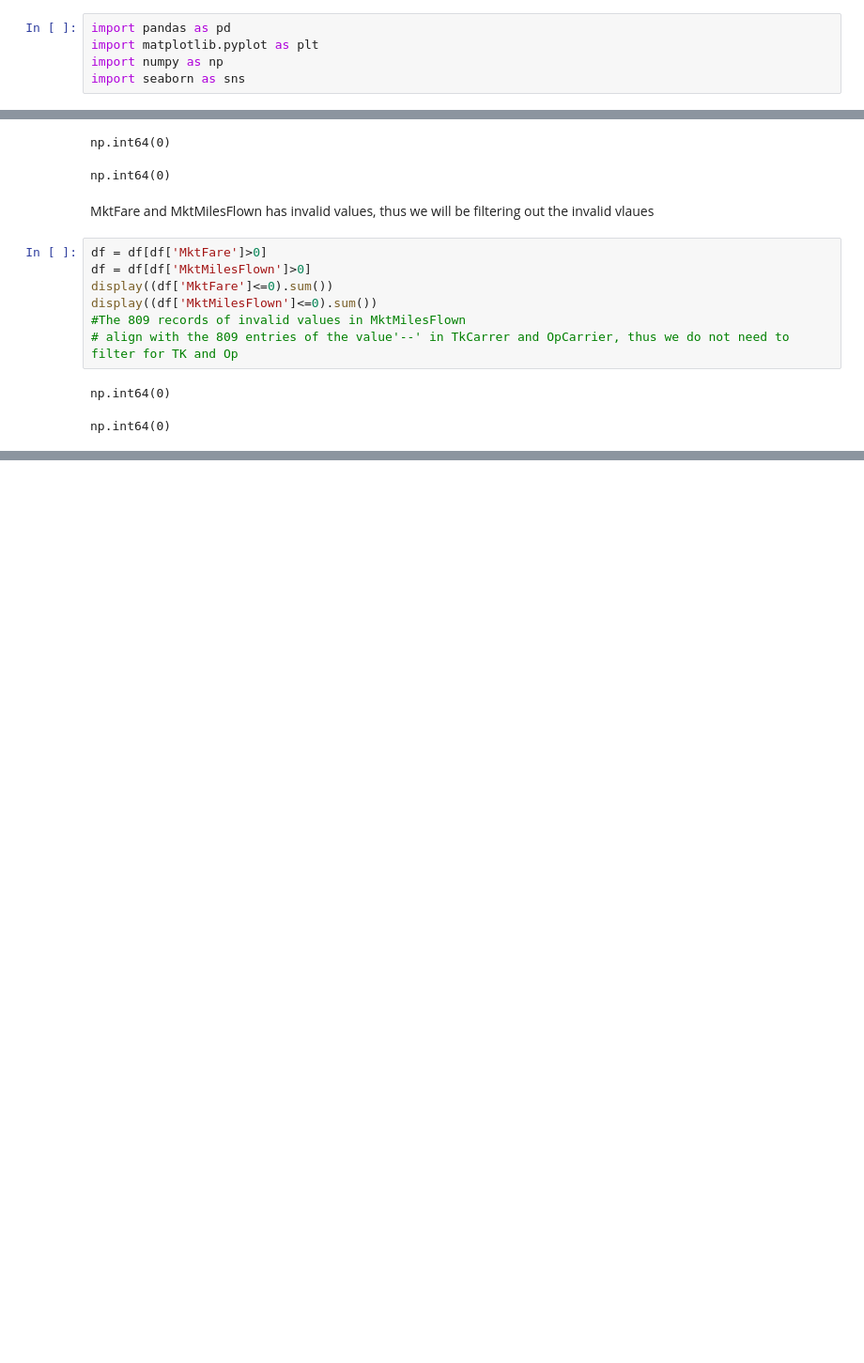
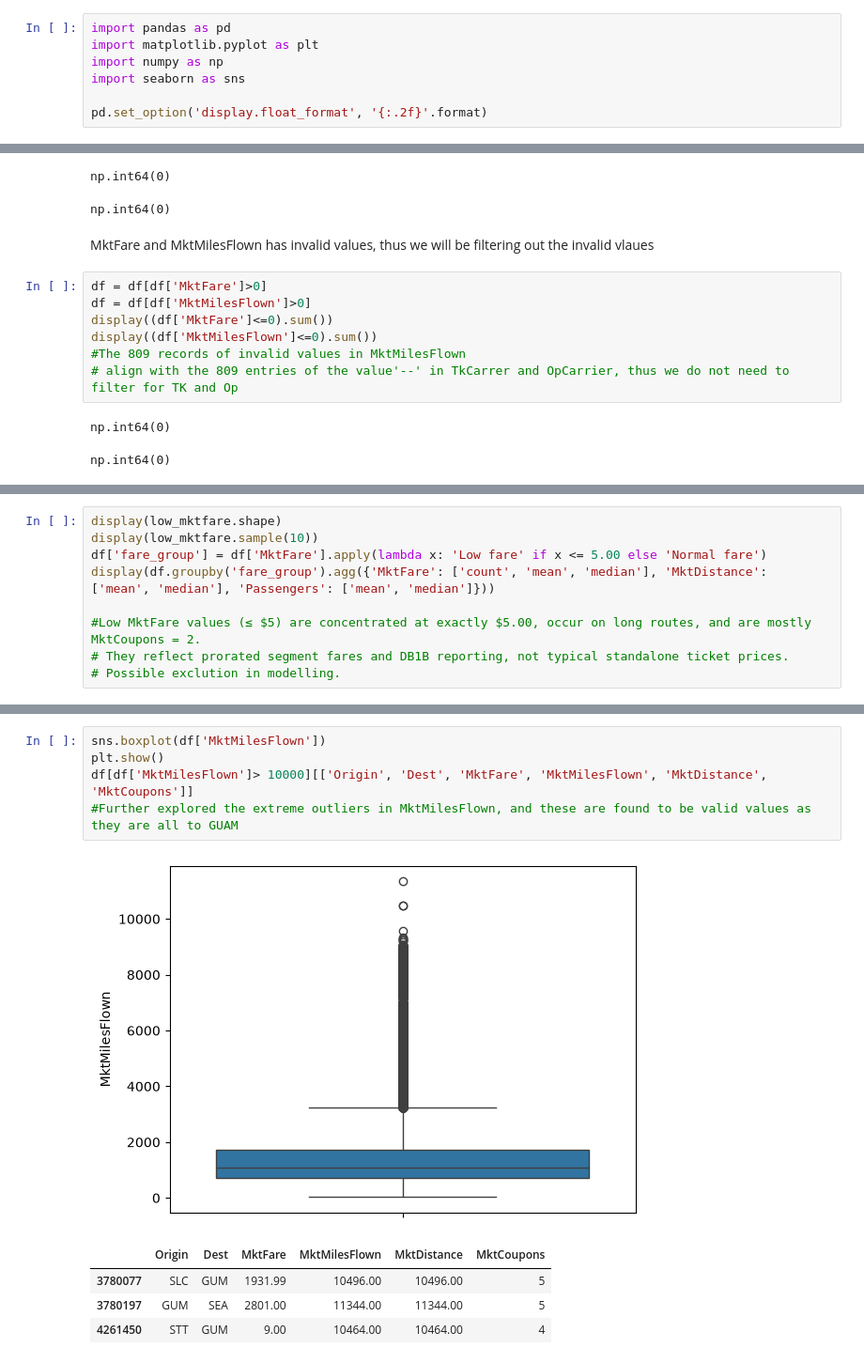
Before and after one commit to Anythingsaf22/Analyse-US-Domestic-flights, a Jupyter notebook: Notebooks/notebook1.ipynb, the cells around one changed output, grey strips where cells are left out. Shown at 94% size. Cells and saved outputs as stored; diff of their text form; blank space fills up the shorter version.

```diff
--- a/Notebooks/notebook1.ipynb
+++ b/Notebooks/notebook1.ipynb
@@ -5,3 +5,5 @@ import pandas as pd
 import matplotlib.pyplot as plt
 import numpy as np
 import seaborn as sns
+
+pd.set_option('display.float_format', '{:.2f}'.format)
@@ -358,0 +465,9 @@ np.int64(0)
+# %%
+display(low_mktfare.shape)
+display(low_mktfare.sample(10))
+df['fare_group'] = df['MktFare'].apply(lambda x: 'Low fare' if x <= 5.00 else 'Normal fare')
+display(df.groupby('fare_group').agg({'MktFare': ['count', 'mean', 'median'], 'MktDistance': ['mean', 'median'], 'Passengers': ['mean', 'median']}))
+
+#Low MktFare values (≤ $5) are concentrated at exactly $5.00, occur on long routes, and are mostly MktCoupons = 2.
+# They reflect prorated segment fares and DB1B reporting, not typical standalone ticket prices.
+# Possible exclution in modelling.
@@ -358,0 +531,11 @@ np.int64(0)
+# %%
+sns.boxplot(df['MktMilesFlown'])
+plt.show()
+df[df['MktMilesFlown']> 10000][['Origin', 'Dest', 'MktFare', 'MktMilesFlown', 'MktDistance', 'MktCoupons']]
+#Further explored the extreme outliers in MktMilesFlown, and these are found to be valid values as they are all to GUAM
+# %% [output]
+[figure, added]
+|  | Origin | Dest | MktFare | MktMilesFlown | MktDistance | MktCoupons |
+| 3780077 | SLC | GUM | 1931.99 | 10496.00 | 10496.00 | 5 |
+| 3780197 | GUM | SEA | 2801.00 | 11344.00 | 11344.00 | 5 |
+| 4261450 | STT | GUM | 9.00 | 10464.00 | 10464.00 | 4 |
```
Also changed, not shown: parts of 21 cells of this notebook, 3 other files.
